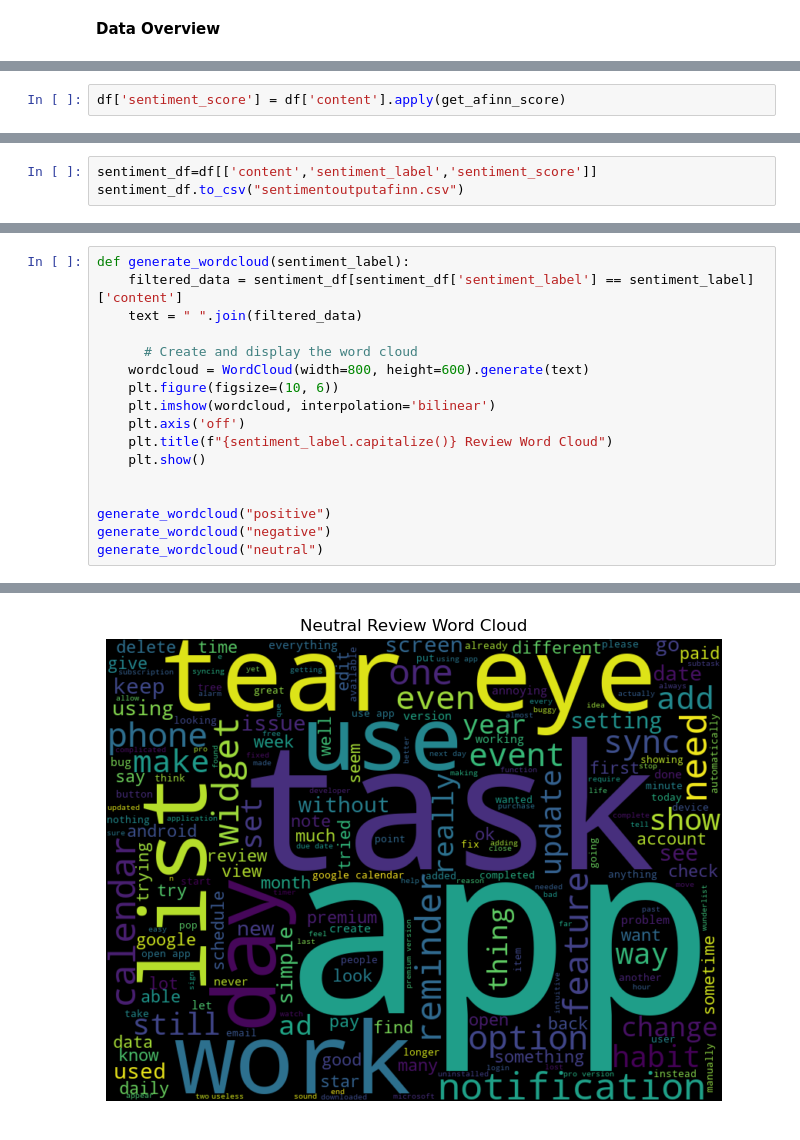
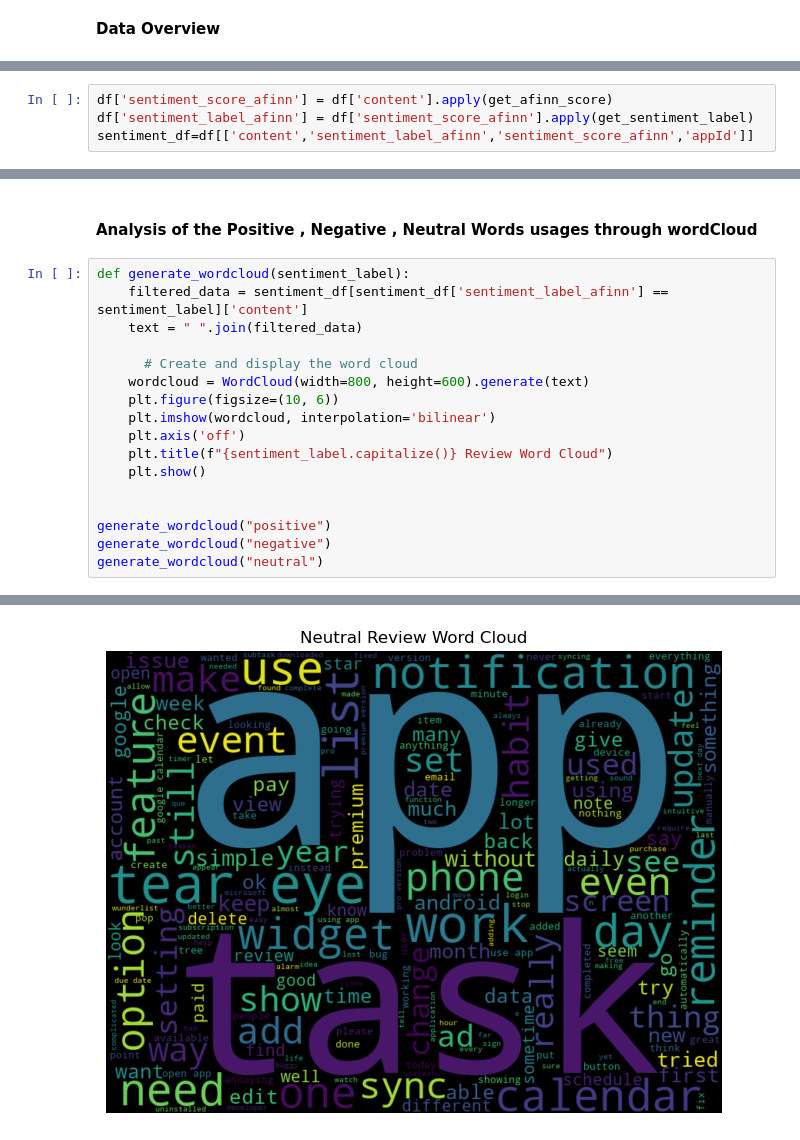
Before and after one commit to springboardmentor112/SentimentAnalysis-TextClassification, a Jupyter notebook: SentimentAnalysis_Lexicon_based.ipynb, the cells around one changed output, grey strips where cells are left out. Drawn from its saved outputs; the diff is of its cells as text.

```diff
--- a/SentimentAnalysis_Lexicon_based.ipynb
+++ b/SentimentAnalysis_Lexicon_based.ipynb
@@ -283,5 +414,7 @@ def get_sentiment_label(score):
     else:
         return 'neutral'
 # %%
-df['sentiment_score'] = df['content'].apply(get_afinn_score)
+df['sentiment_score_afinn'] = df['content'].apply(get_afinn_score)
+df['sentiment_label_afinn'] = df['sentiment_score_afinn'].apply(get_sentiment_label)
+sentiment_df=df[['content','sentiment_label_afinn','sentiment_score_afinn','appId']]
 # %%
@@ -289,4 +434 @@ df['sentiment_label'] = df['sentiment_score'].apply(get_sentiment_label)
-# %%
-sentiment_df=df[['content','sentiment_label','sentiment_score']]
-sentiment_df.to_csv("sentimentoutputafinn.csv")
 # %% [markdown]
@@ -305,6 +446,8 @@ plt.show()
+# %% [markdown]
+#### Analysis of the Positive , Negative , Neutral Words usages through wordCloud
 # %%
 def generate_wordcloud(sentiment_label):
-    filtered_data = sentiment_df[sentiment_df['sentiment_label'] == sentiment_label]['content']
+    filtered_data = sentiment_df[sentiment_df['sentiment_label_afinn'] == sentiment_label]['content']
     text = " ".join(filtered_data)
 
       # Create and display the word cloud
@@ -325 +468 @@ generate_wordcloud("neutral")
-[figure, old version]
+[figure, new version]
```
Also changed, not shown: parts of 75 cells of this notebook.
